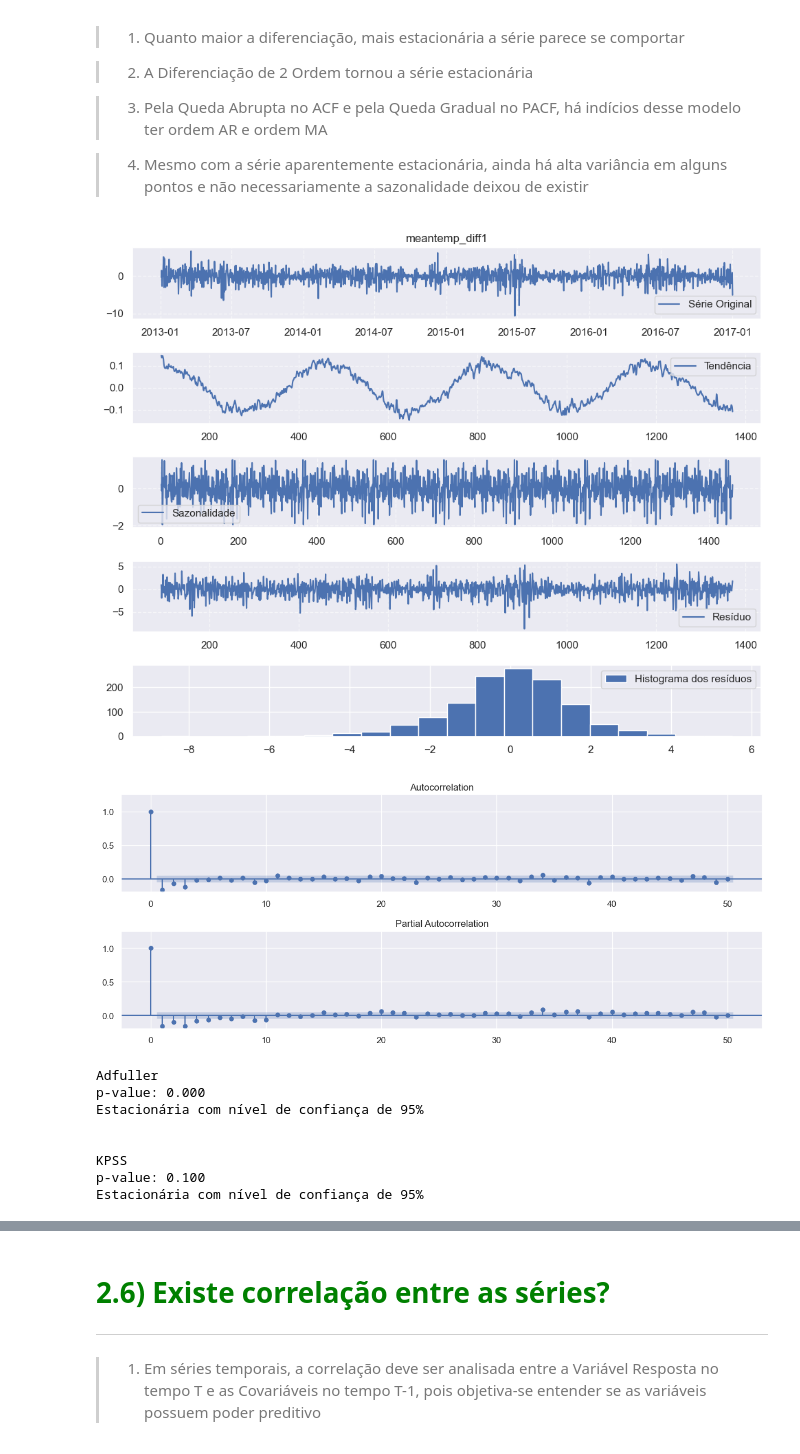
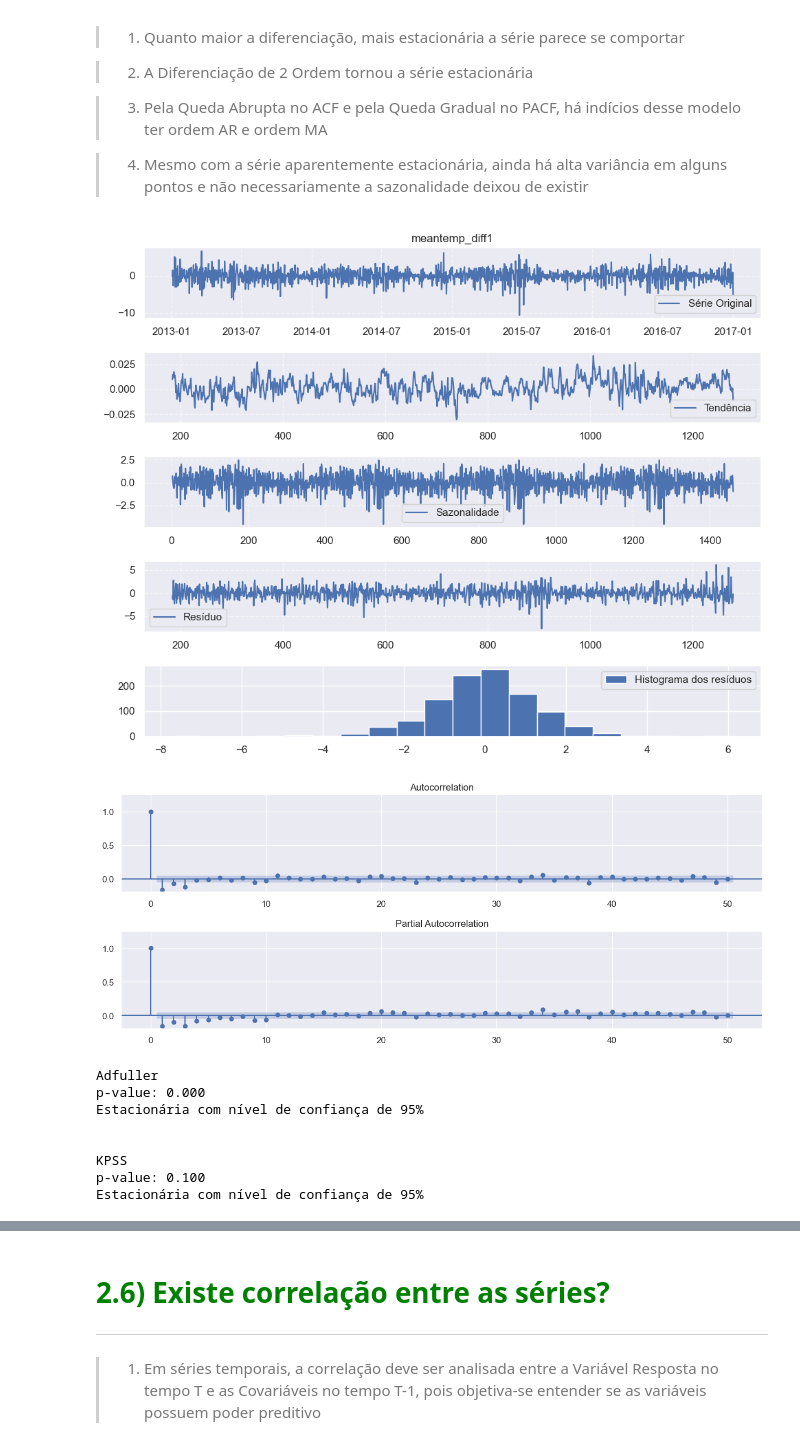
Before and after one commit to leonardovargas10/Modelo_Forecasting_Temperature-, a Jupyter notebook: Modelo_Forecasting.ipynb, the cells around one changed output, grey strips where cells are left out. Saved outputs shown, nothing was run; the diff lists cells and outputs as text; code cells hidden in the pictures.

```diff
--- a/Modelo_Forecasting.ipynb
+++ b/Modelo_Forecasting.ipynb
@@ -540,7 +541,7 @@ df_climate['meantemp_diff2'] = df_climate['meantemp'].diff().diff()
 df_climate.dropna(inplace = True)
 
 # Realizar a decomposição da série temporal
-result = seasonal_decompose(df_climate['meantemp_diff1'], model='additive', period=180)
+result = seasonal_decompose(df_climate['meantemp_diff1'], model='additive', period=365)
 
 # o primeiro número (5) representa o número total de linhas, e o segundo número (5) representa o índice do subplot dentro da grade.
 
@@ -551,35 +552,35 @@ plt.subplot(511)
 plt.plot(df_climate['date'], df_climate['meantemp_diff1'], label='Série Original')
 plt.title('meantemp_diff1')
 plt.grid(True, linestyle="--", alpha=0.6)
 plt.legend()
 
 plt.subplot(512)
 plt.plot(result.trend, label='Tendência')
 plt.grid(True, linestyle="--", alpha=0.6)
 plt.legend()
 
 plt.subplot(513)
 plt.plot(result.seasonal,label='Sazonalidade')
 plt.grid(True, linestyle="--", alpha=0.6)
 plt.legend()
 
 plt.subplot(514)
 plt.plot(result.resid, label='Resíduo')
 plt.grid(True, linestyle="--", alpha=0.6)
 plt.legend()
 
 plt.subplot(515)
 plt.hist(result.resid, bins=20, label="Histograma dos resíduos")
 plt.legend()
 
 plt.tight_layout()
 plt.show()
 
-plota_acf_pacf(df_climate['meantemp_diff1'])
+plota_acf_pacf(df_climate['meantemp_diff1'], 50)
 
 analisa_estacionaridade(df_climate['meantemp_diff1'])
 # %% [output]
-[figure, old version]
+[figure, new version]
 [figure]
 Adfuller
 p-value: 0.000
```
Also changed, not shown: parts of 6 cells of this notebook.
